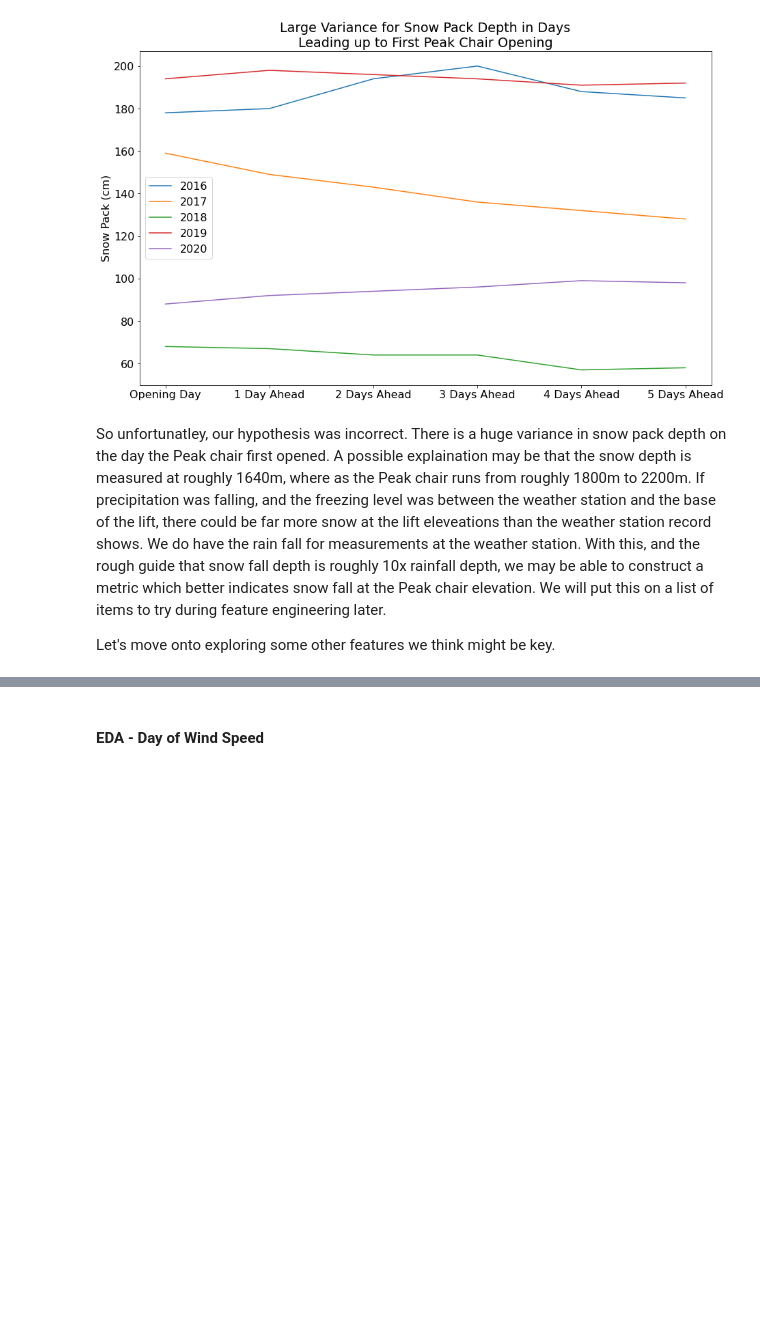
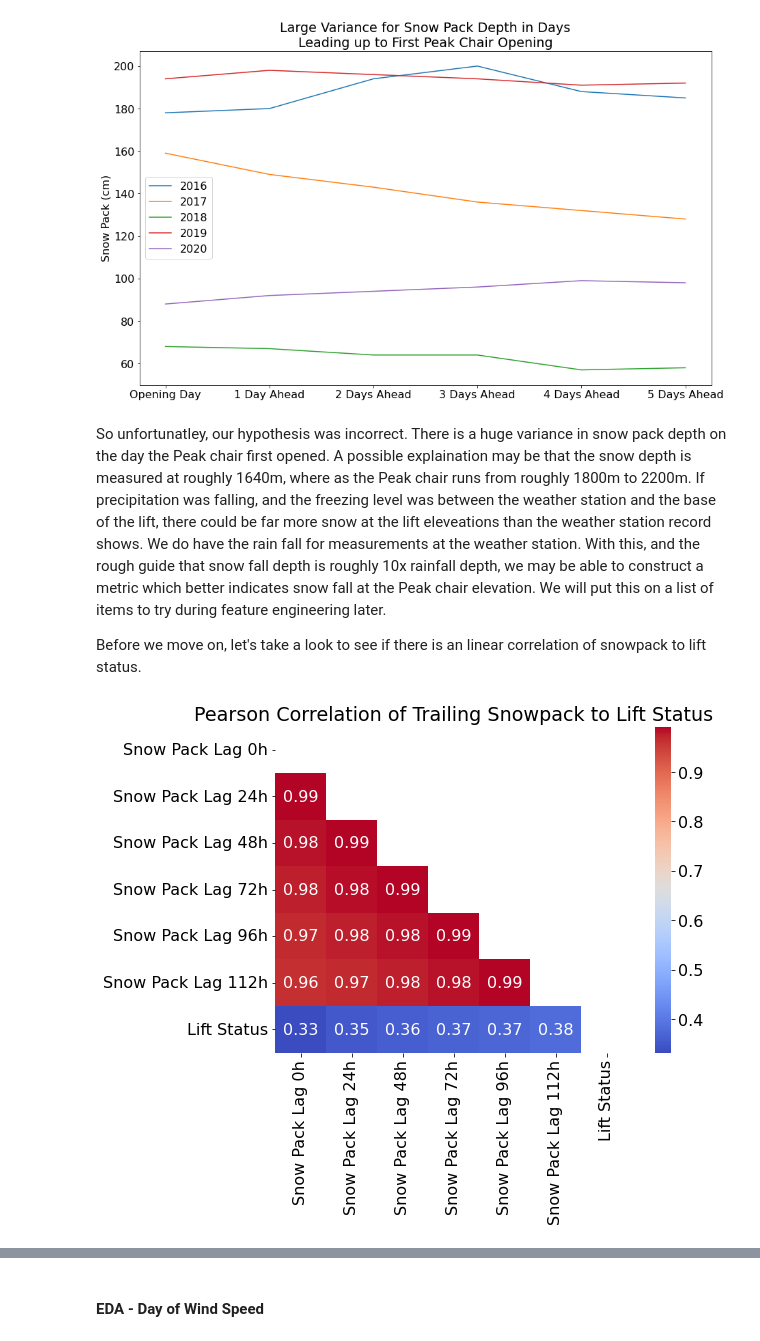
Before and after one commit to wjmatthews/wb_lift_openings, a Jupyter notebook: EDAAndModellingPartI.ipynb, the cells around one changed output, grey strips where cells are left out. Cells and saved outputs as stored; diff of their text form; code cells hidden in the pictures; blank space fills up the shorter version.

```diff
--- a/EDAAndModellingPartI.ipynb
+++ b/EDAAndModellingPartI.ipynb
@@ -651,4 +651,45 @@ plt.show()
 # %% [markdown]
 So unfortunatley, our hypothesis was incorrect.  There is a huge variance in snow pack depth on the day the Peak chair first opened.  A possible explaination may be that the snow depth is measured at roughly 1640m, where as the Peak chair runs from roughly 1800m to 2200m.  If precipitation was falling, and the freezing level was between the weather station and the base of the lift, there could be far more snow at the lift eleveations than the weather station record shows.  We do have the rain fall for measurements at the weather station.  With this, and the rough guide that snow fall depth is roughly 10x rainfall depth, we may be able to construct a metric which better indicates snow fall at the Peak chair elevation.  We will put this on a list of items to try during feature engineering later.
 
-Let's move onto exploring some other features we think might be key.
+Before we move on, let's take a look to see if there is an linear correlation of snowpack to lift status.
+# %%
+# check correlation of snow lags to target
+
+# get snow pack cols
+snowpack_cols = [col for col in peak_df.columns if col.find('Snow on Grnd') != -1]
+
+# add target column
+snowpack_cols.append('pow_day_status_L0h')
+
+# get a dataFrame with only the columns we need
+snowpack_df = peak_df[snowpack_cols]
+
+# build labels for easier reading
+labels = ['Snow Pack Lag 0h',
+          'Snow Pack Lag 24h',
+          'Snow Pack Lag 48h',
+          'Snow Pack Lag 72h',
+          'Snow Pack Lag 96h',
+          'Snow Pack Lag 112h',
+          'Lift Status']
+
+# generate mask for upper triangle
+mask = np.triu(np.ones_like(snowpack_df.corr(), dtype = bool))
+
+# plot figure
+plt.figure(figsize=(8,6))
+
+# plot data and calculate correlation
+sns.heatmap(snowpack_df.corr(),
+            annot = True,
+            cmap = 'coolwarm',
+            mask = mask,
+            xticklabels = labels,
+            yticklabels = labels)
+
+# add title
+plt.title('Pearson Correlation of Trailing Snowpack to Lift Status')
+
+plt.show()
+# %% [output]
+[figure, added]
```
Also changed, not shown: parts of 1 cell of this notebook, 1 other file.
